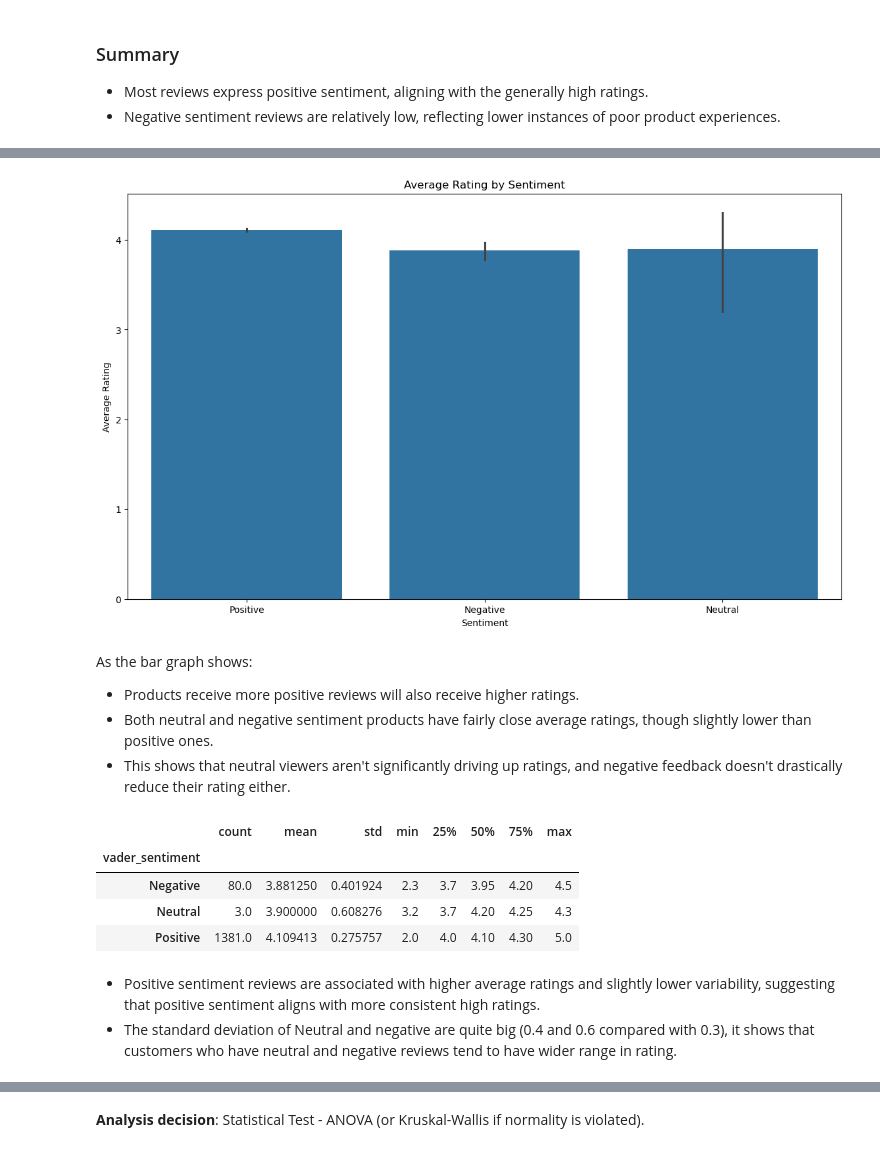
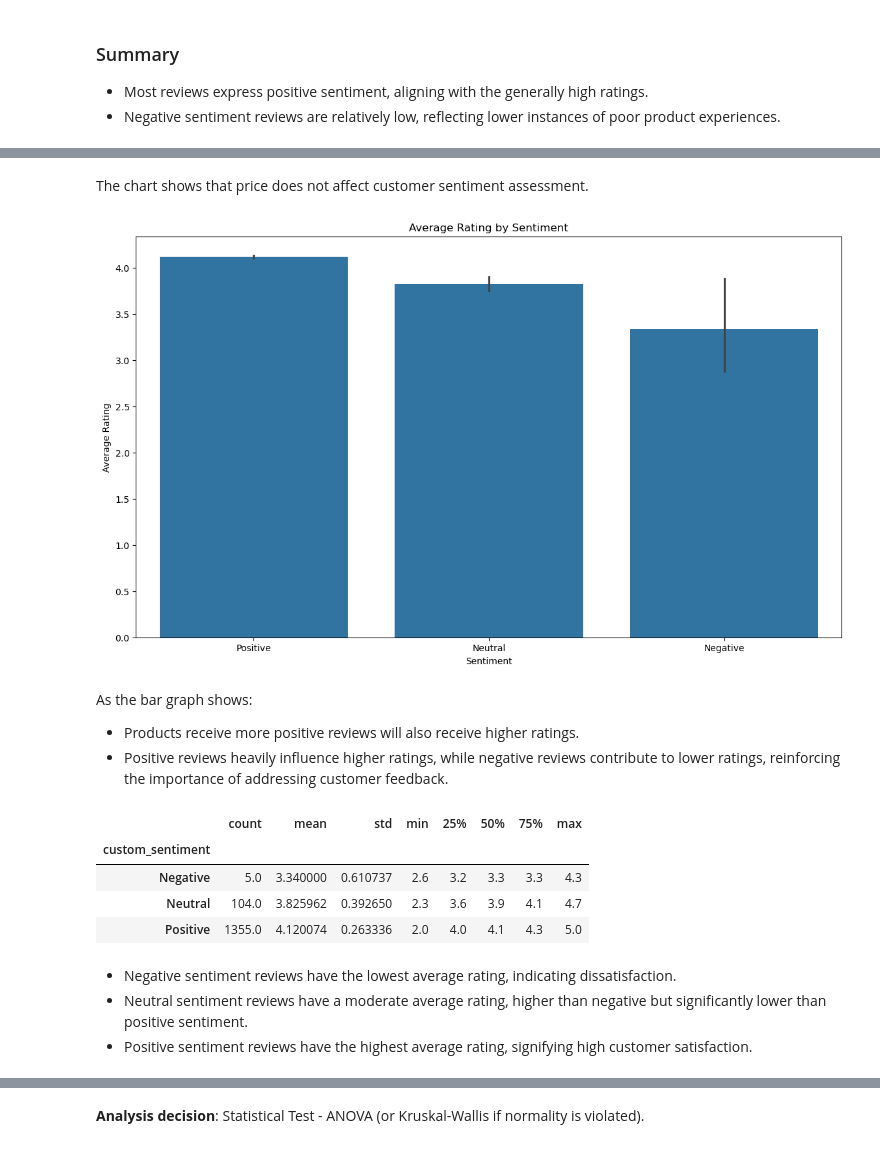
Before and after one commit to haule687/Data-Analyst-Capstone-Amazon-Products, a Jupyter notebook: Investigate_a_Dataset.ipynb, the cells around one changed output, grey strips where cells are left out. Saved outputs shown, nothing was run; the diff lists cells and outputs as text; code cells hidden in the pictures.

```diff
--- a/Investigate_a_Dataset.ipynb
+++ b/Investigate_a_Dataset.ipynb
@@ -516,0 +525,6 @@ memory usage: 209.3+ KB
+# %%
+def get_custom_sentiment(text):
+    sentences = text.split(",")  # Split by commas
+    scores = [sia.polarity_scores(sentence.strip())['compound'] for sentence in sentences]
+    overall_score = sum(scores) / len(scores)  # Average score
+    return overall_score
@@ -516,0 +533,12 @@ memory usage: 209.3+ KB
+# %%
+df_clean['adjusted_sentiment_score'] = df_clean['review_content'].apply(get_custom_sentiment)
+# %%
+def custom_classification(score):
+    if score > 0.1:  # Increase threshold for Positive
+        return 'Positive'
+    elif score < -0.1:  # Increase threshold for Negative
+        return 'Negative'
+    else:
+        return 'Neutral'
+
+df_clean['custom_sentiment'] = df_clean['adjusted_sentiment_score'].apply(custom_classification)
@@ -1131,29 +1145,31 @@ plt.show()
+# %% [markdown]
+The chart shows that price does not affect customer sentiment assessment.
 # %%
 # Bar plot for average rating by sentiment
 plt.figure(figsize=(14, 8))
-sns.barplot(x='vader_sentiment', y='rating', data=df_clean, estimator=np.mean)
+sns.barplot(x='custom_sentiment', y='rating', data=df_clean, estimator=np.mean)
 plt.title('Average Rating by Sentiment')
 plt.xlabel('Sentiment')
 plt.ylabel('Average Rating')
 plt.show()
 # %% [output]
-[figure, old version]
+[figure, new version]
-# %% [markdown]
-As the bar graph shows:
-- Products receive more positive reviews will also receive higher ratings.
-- Both neutral and negative sentiment products have fairly close average ratings, though slightly lower than positive ones.
-- This shows that neutral viewers aren't significantly driving up ratings, and negative feedback doesn't drastically reduce their rating either.
+# %% [markdown]
+As the bar graph shows:
+- Products receive more positive reviews will also receive higher ratings.
+- Positive reviews heavily influence higher ratings, while negative reviews contribute to lower ratings, reinforcing the importance of addressing customer feedback.
 # %%
-df_clean.groupby('vader_sentiment')['rating'].describe()
+df_clean.groupby('custom_sentiment')['rating'].describe()
 # %% [output]
 |  | count | mean | std | min | 25% | 50% | 75% | max |
-| vader_sentiment |  |  |  |  |  |  |  |  |
-| Negative | 80.0 | 3.881250 | 0.401924 | 2.3 | 3.7 | 3.95 | 4.20 | 4.5 |
-| Neutral | 3.0 | 3.900000 | 0.608276 | 3.2 | 3.7 | 4.20 | 4.25 | 4.3 |
-| Positive | 1381.0 | 4.109413 | 0.275757 | 2.0 | 4.0 | 4.10 | 4.30 | 5.0 |
+| custom_sentiment |  |  |  |  |  |  |  |  |
+| Negative | 5.0 | 3.340000 | 0.610737 | 2.6 | 3.2 | 3.3 | 3.3 | 4.3 |
+| Neutral | 104.0 | 3.825962 | 0.392650 | 2.3 | 3.6 | 3.9 | 4.1 | 4.7 |
+| Positive | 1355.0 | 4.120074 | 0.263336 | 2.0 | 4.0 | 4.1 | 4.3 | 5.0 |
-# %% [markdown]
-- Positive sentiment reviews are associated with higher average ratings and slightly lower variability, suggesting that positive sentiment aligns with more consistent high ratings.
-- The standard deviation of Neutral and negative are quite big (0.4 and 0.6 compared with 0.3), it shows that customers who have neutral and negative reviews tend to have wider range in rating.
+# %% [markdown]
+- Negative sentiment reviews have the lowest average rating, indicating dissatisfaction.
+- Neutral sentiment reviews have a moderate average rating, higher than negative but significantly lower than positive sentiment.
+- Positive sentiment reviews have the highest average rating, signifying high customer satisfaction.
 # %%
 # Box plot to show the distribution of ratings by sentiment
 plt.figure(figsize=(14, 8))
```
Also changed, not shown: parts of 66 cells of this notebook, 2 other files.
